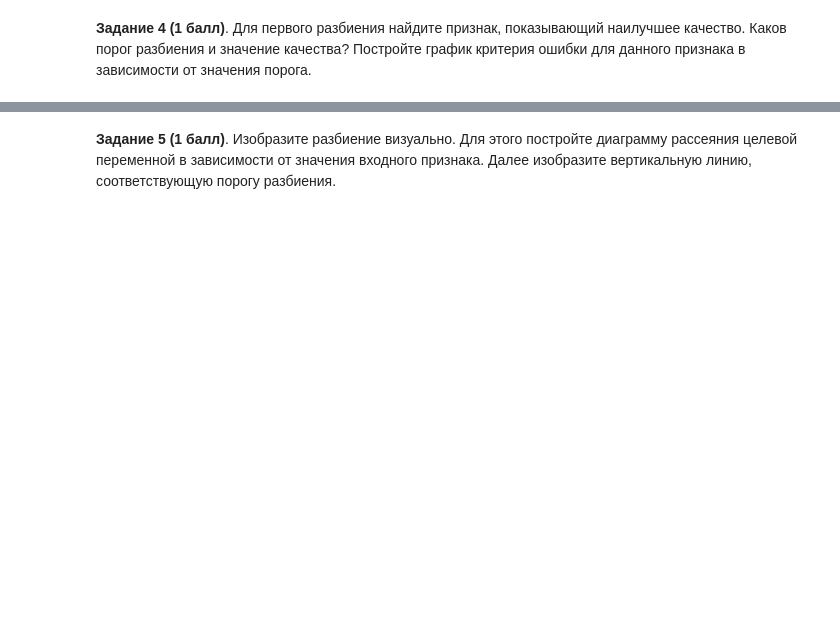
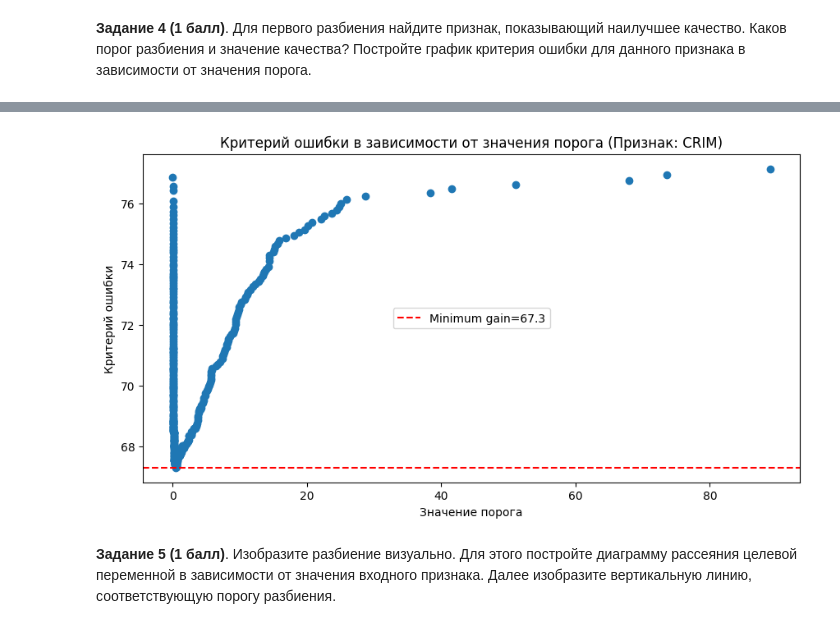
Before and after one commit to fitlemon/math_for_ds, a Jupyter notebook: Module6/14_hw_additional.ipynb, the cells around one changed output, grey strips where cells are left out. Drawn from its saved outputs; the diff is of its cells as text; code cells hidden in the pictures; blank space fills up the shorter version.

```diff
--- a/Module6/14_hw_additional.ipynb
+++ b/Module6/14_hw_additional.ipynb
@@ -450,2 +510,28 @@ SyntaxError: incomplete input (1467579199.py, line 2)
+# %%
+best_feature_thresholds = X_train[best_feature].unique()
+
+best_feature_gains = []
+
+for threshold in best_feature_thresholds:
+    gain = q_error(X_train, best_feature, threshold)
+    best_feature_gains.append(gain)
+# %%
+fig = plt.figure(figsize=(8, 4))
+axes = fig.add_axes([0, 0, 1, 1])
+axes.scatter(x=best_feature_thresholds, y=best_feature_gains)
+axes.set_title(
+    f"Критерий ошибки в зависимости от значения порога (Признак: {best_feature})"
+)
+axes.set_xlabel("Значение порога")
+axes.set_ylabel("Критерий ошибки")
+minimum = plt.axhline(
+    y=min(best_feature_gains),
+    color="red",
+    linestyle="--",
+    label=f"Minimum gain={round(min(best_feature_gains),2)}",
+)
+plt.legend(loc="center")
+# %% [output]
+[figure, added]
 # %% [markdown]
  **Задание 5 (1 балл)**. Изобразите разбиение визуально. Для этого постройте диаграмму рассеяния целевой переменной в зависимости от значения входного признака. Далее изобразите вертикальную линию, соответствующую порогу разбиения.
```
Also changed, not shown: parts of 12 cells of this notebook, 2 other files.
